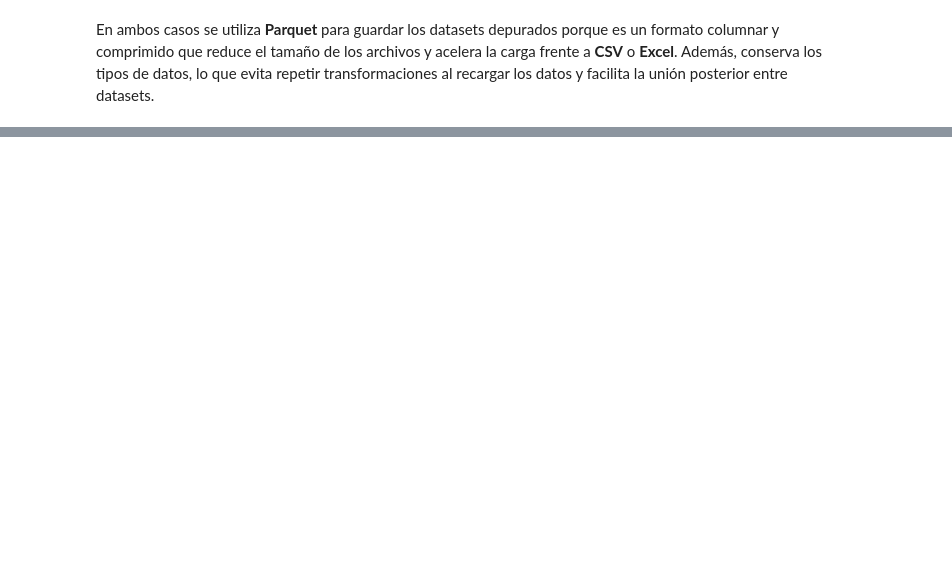
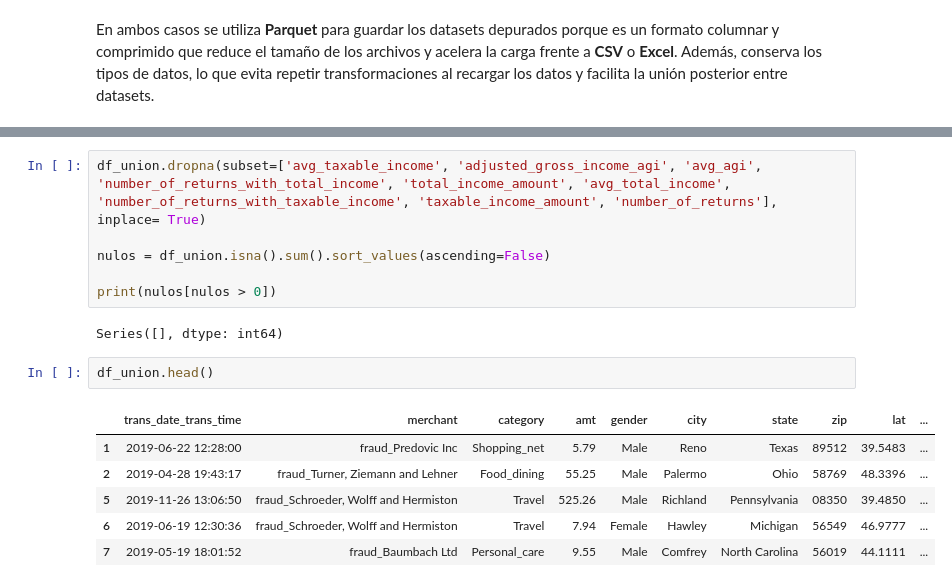
Before and after one commit to C4rl0s1515/Fraud-detection-eda-project, a Jupyter notebook: notebook/0.2_limpieza_y_transformacion2.ipynb, the cells around one changed output, grey strips where cells are left out. Saved outputs shown, nothing was run; the diff lists cells and outputs as text; blank space fills up the shorter version.

```diff
--- a/notebook/0.2_limpieza_y_transformacion2.ipynb
+++ b/notebook/0.2_limpieza_y_transformacion2.ipynb
@@ -415,0 +522,17 @@ En ambos casos se utiliza **Parquet** para guardar los datasets depurados porque
+# %%
+df_union.dropna(subset=['avg_taxable_income', 'adjusted_gross_income_agi', 'avg_agi', 'number_of_returns_with_total_income', 'total_income_amount', 'avg_total_income', 'number_of_returns_with_taxable_income', 'taxable_income_amount', 'number_of_returns'], inplace= True)
+
+nulos = df_union.isna().sum().sort_values(ascending=False)
+
+print(nulos[nulos > 0])
+# %% [output]
+Series([], dtype: int64)
+# %%
+df_union.head()
+# %% [output]
+|  | trans_date_trans_time | merchant | category | amt | gender | city | state | zip | lat | ... |
+| 1 | 2019-06-22 12:28:00 | fraud_Predovic Inc | Shopping_net | 5.79 | Male | Reno | Texas | 89512 | 39.5483 | ... |
+| 2 | 2019-04-28 19:43:17 | fraud_Turner, Ziemann and Lehner | Food_dining | 55.25 | Male | Palermo | Ohio | 58769 | 48.3396 | ... |
+| 5 | 2019-11-26 13:06:50 | fraud_Schroeder, Wolff and Hermiston | Travel | 525.26 | Male | Richland | Pennsylvania | 08350 | 39.4850 | ... |
+| 6 | 2019-06-19 12:30:36 | fraud_Schroeder, Wolff and Hermiston | Travel | 7.94 | Female | Hawley | Michigan | 56549 | 46.9777 | ... |
+| 7 | 2019-05-19 18:01:52 | fraud_Baumbach Ltd | Personal_care | 9.55 | Male | Comfrey | North Carolina | 56019 | 44.1111 | ... |
```
Also changed, not shown: parts of 21 cells of this notebook, 8 other files.
